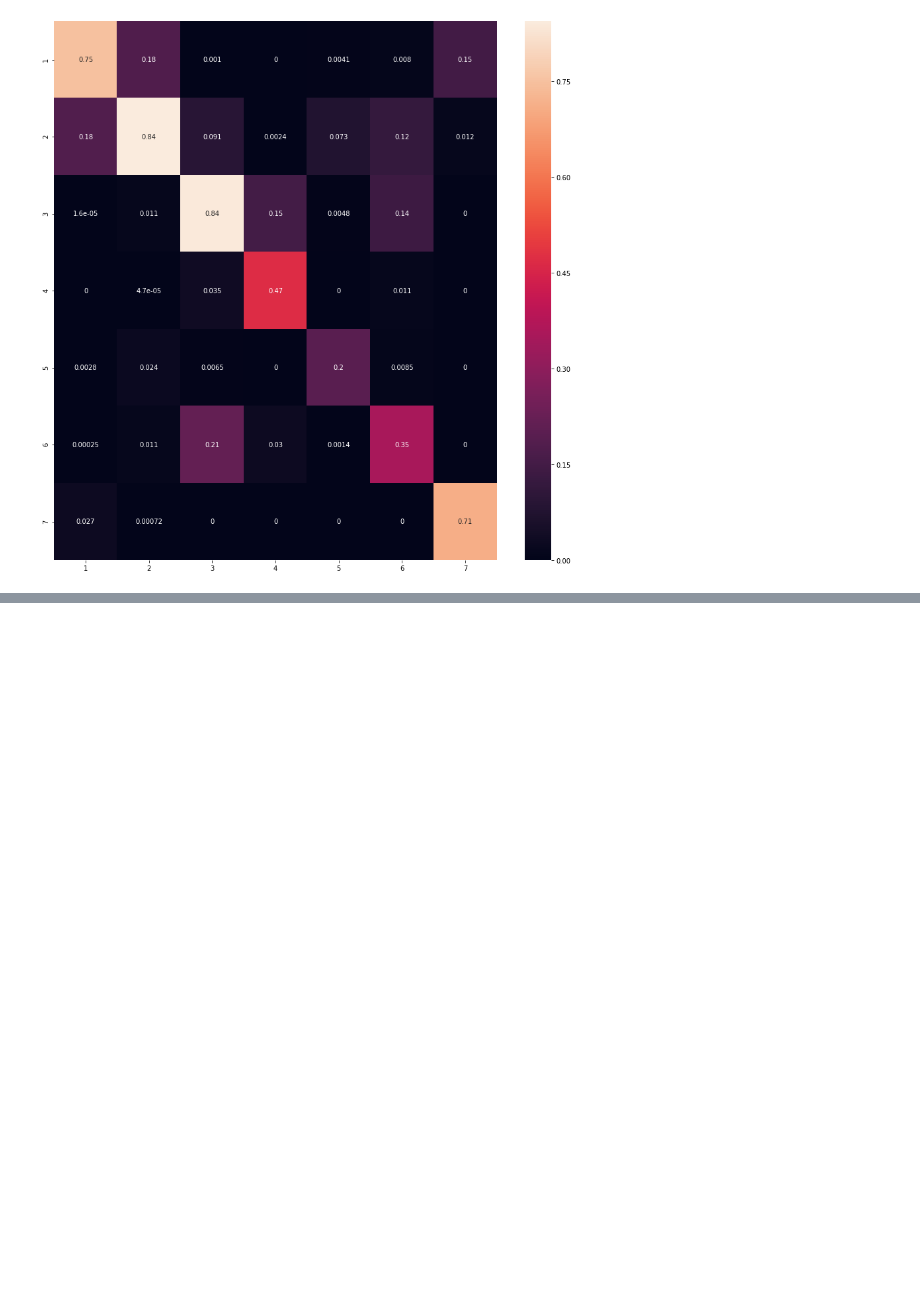
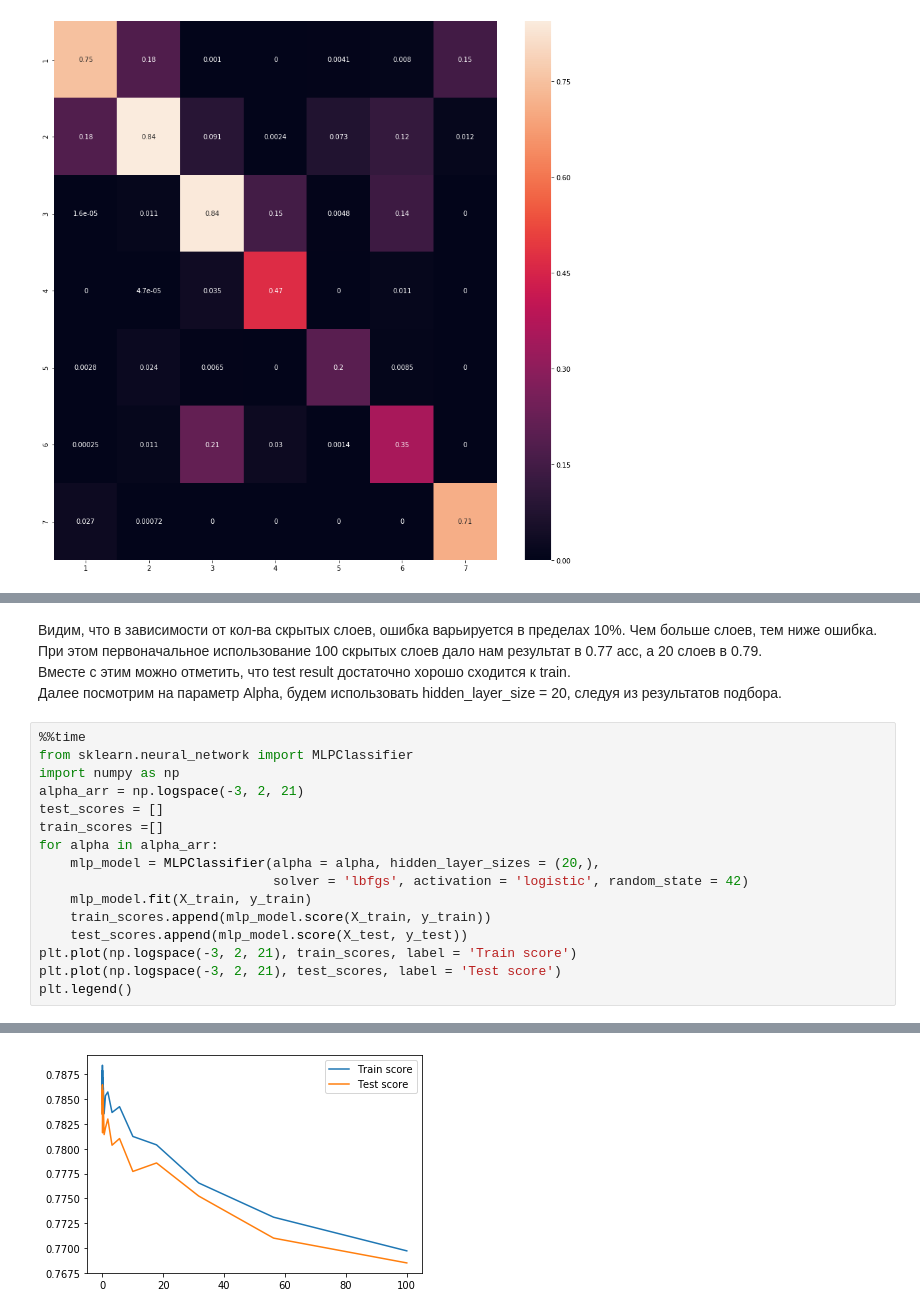
Before and after one commit to vladimirwest/HSE_ML_Course, a Jupyter notebook: KNN_1_lab.ipynb, the cells around one changed output, grey strips where cells are left out. Cells and saved outputs as stored; diff of their text form; blank space fills up the shorter version.

```diff
--- a/KNN_1_lab.ipynb
+++ b/KNN_1_lab.ipynb
@@ -674,3 +674,25 @@ plt.legend()
 # %% [output]
 <matplotlib.legend.Legend at 0x...>
 [figure]
+# %% [markdown]
+Видим, что в зависимости от кол-ва скрытых слоев, ошибка варьируется в пределах 10%. Чем больше слоев, тем ниже ошибка.
+При этом первоначальное использование 100 скрытых слоев дало нам результат в 0.77 acc, а 20 слоев в 0.79.
+Вместе с этим можно отметить, что test result достаточно хорошо сходится к train.
+Далее посмотрим на параметр Alpha, будем использовать hidden_layer_size = 20, следуя из результатов подбора.
+# %%
+%%time
+from sklearn.neural_network import MLPClassifier
+import numpy as np
+alpha_arr = np.logspace(-3, 2, 21)
+test_scores = []
+train_scores =[]
+for alpha in alpha_arr:
+    mlp_model = MLPClassifier(alpha = alpha, hidden_layer_sizes = (20,),
+                              solver = 'lbfgs', activation = 'logistic', random_state = 42)
+    mlp_model.fit(X_train, y_train)
+    train_scores.append(mlp_model.score(X_train, y_train))
+    test_scores.append(mlp_model.score(X_test, y_test))
+plt.plot(np.logspace(-3, 2, 21), train_scores, label = 'Train score')
+plt.plot(np.logspace(-3, 2, 21), test_scores, label = 'Test score')
+plt.legend()
+# %% [output]
@@ -676,0 +701 @@ plt.legend()
+[figure, added]
```
Also changed, not shown: parts of 6 cells of this notebook.
